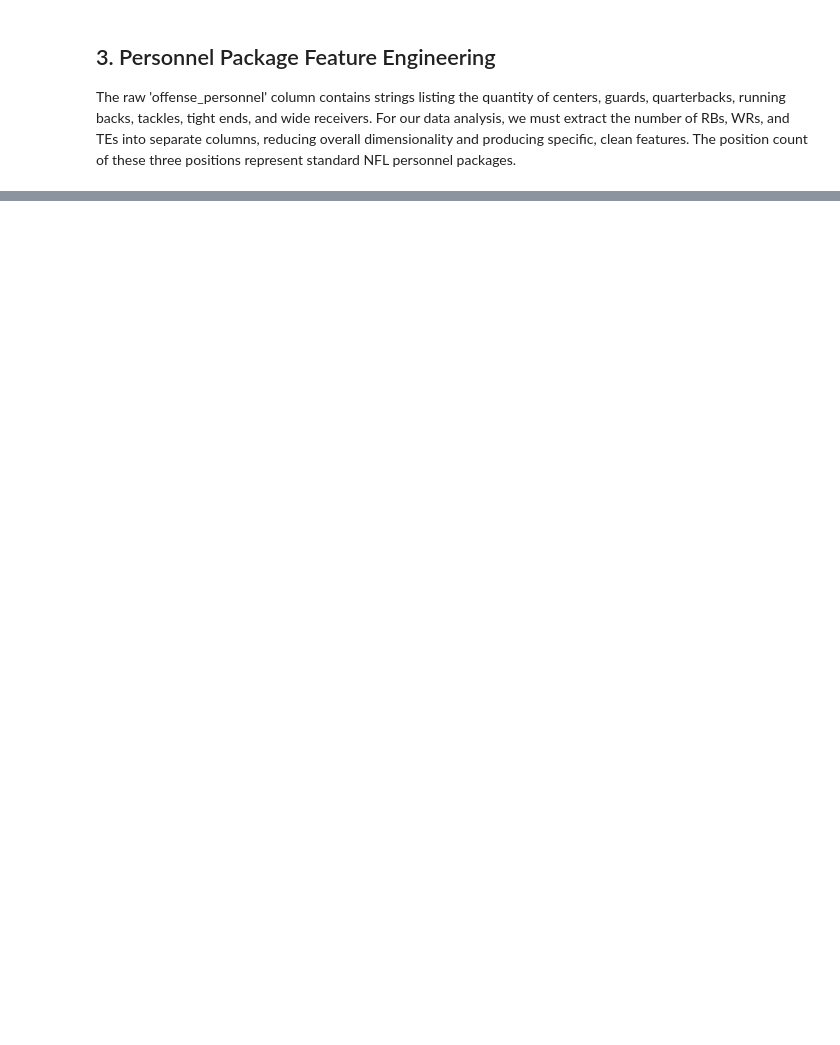
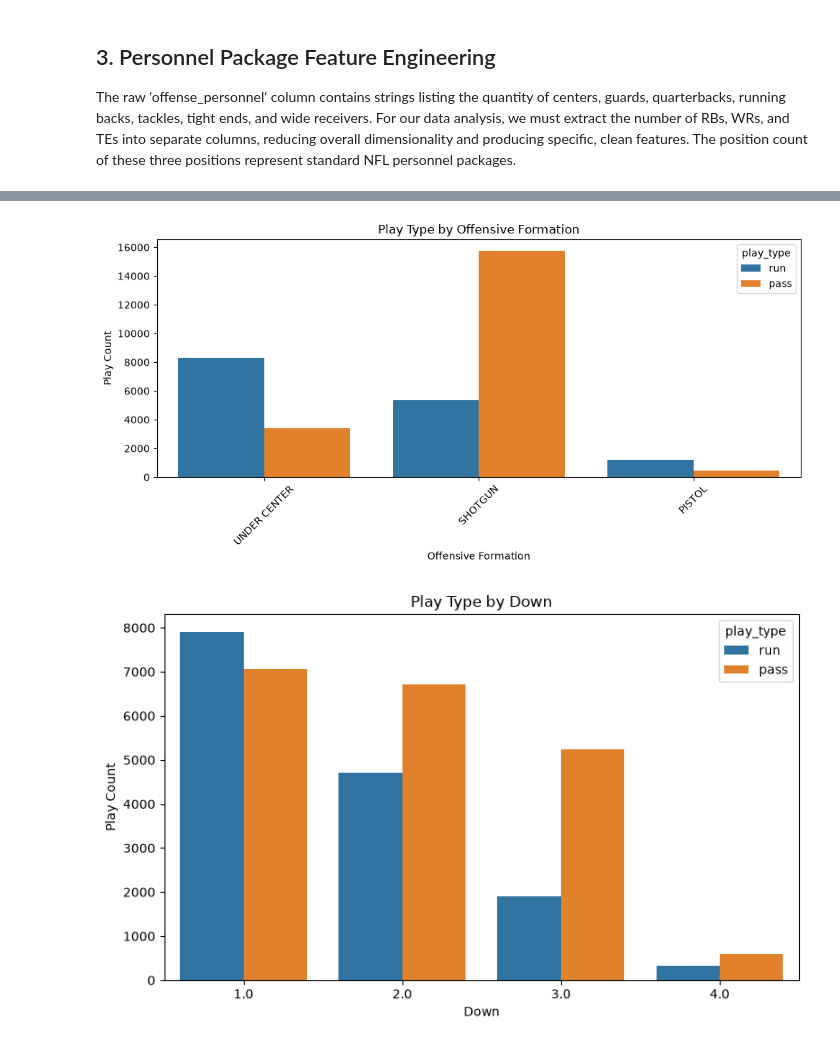
Before and after one commit to Joseph-Sinder/NFL-Play-Prediction, a Jupyter notebook: exploration.ipynb, the cells around one changed output, grey strips where cells are left out. Cells and saved outputs as stored; diff of their text form; code cells hidden in the pictures; blank space fills up the shorter version.

Commit message:
Removed categories significantly reducing running plays, standardized personnel display order, exploratory visualizations & observations

```diff
--- a/exploration.ipynb
+++ b/exploration.ipynb
@@ -124,0 +126,22 @@ Name: count, dtype: int64
+# %%
+# Visualize the distribution of running and passing plays by offensive formation
+plt.figure(figsize=(10, 5))
+sns.countplot(data=df_clean, x='offense_formation', hue='play_type')
+plt.title('Play Type by Offensive Formation')
+plt.xlabel('Offensive Formation')
+plt.ylabel('Play Count')
+plt.xticks(rotation=45)
+plt.tight_layout()
+plt.show()
+
+# Visualize the distribution of running and passing plays by down number
+plt.figure(figsize=(8, 5))
+sns.countplot(data=df_clean, x='down', hue='play_type')
+plt.title('Play Type by Down')
+plt.xlabel('Down')
+plt.ylabel('Play Count')
+plt.tight_layout()
+plt.show()
+# %% [output]
+[figure, added]
+[figure, added]
```
Also changed, not shown: parts of 4 cells of this notebook.
